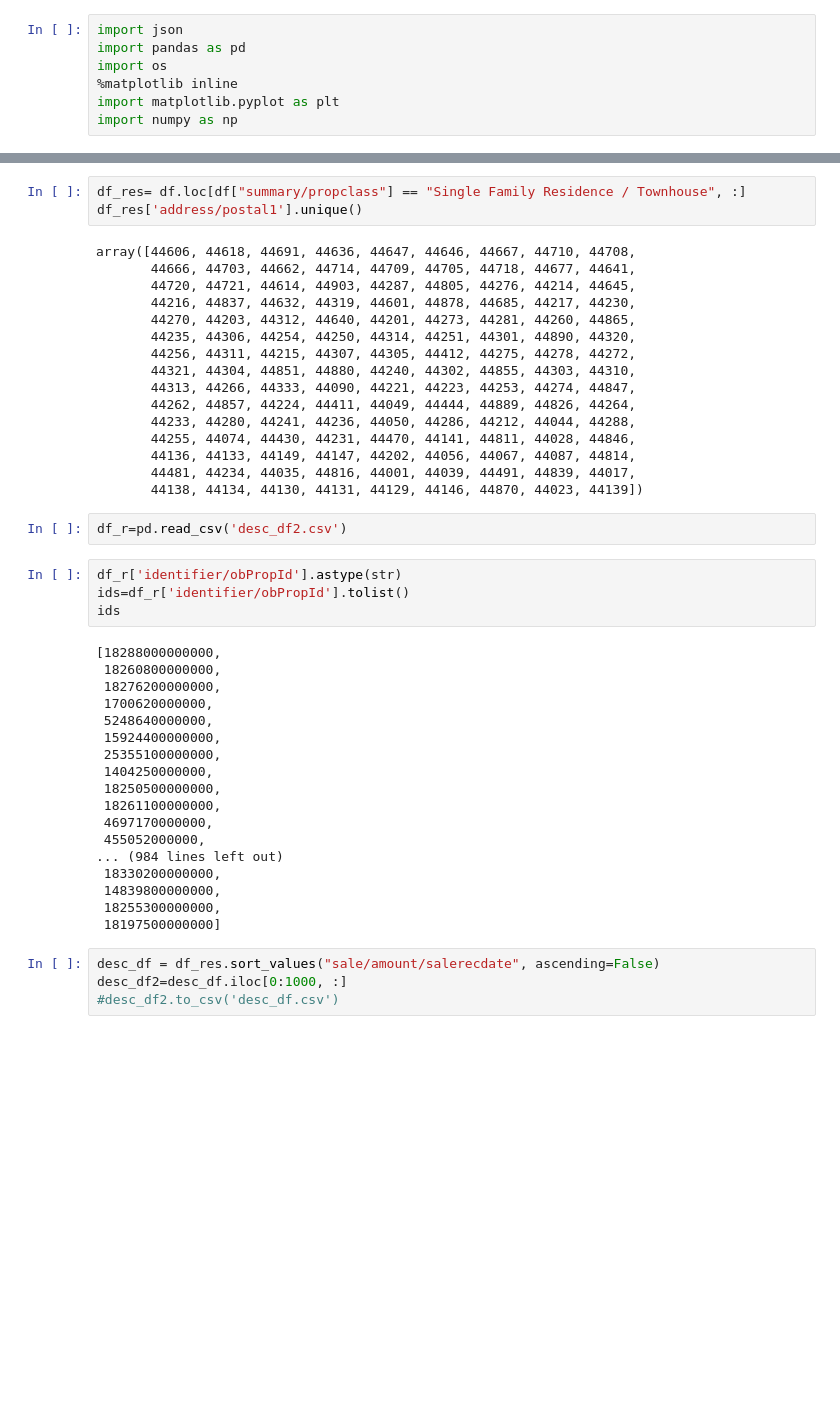
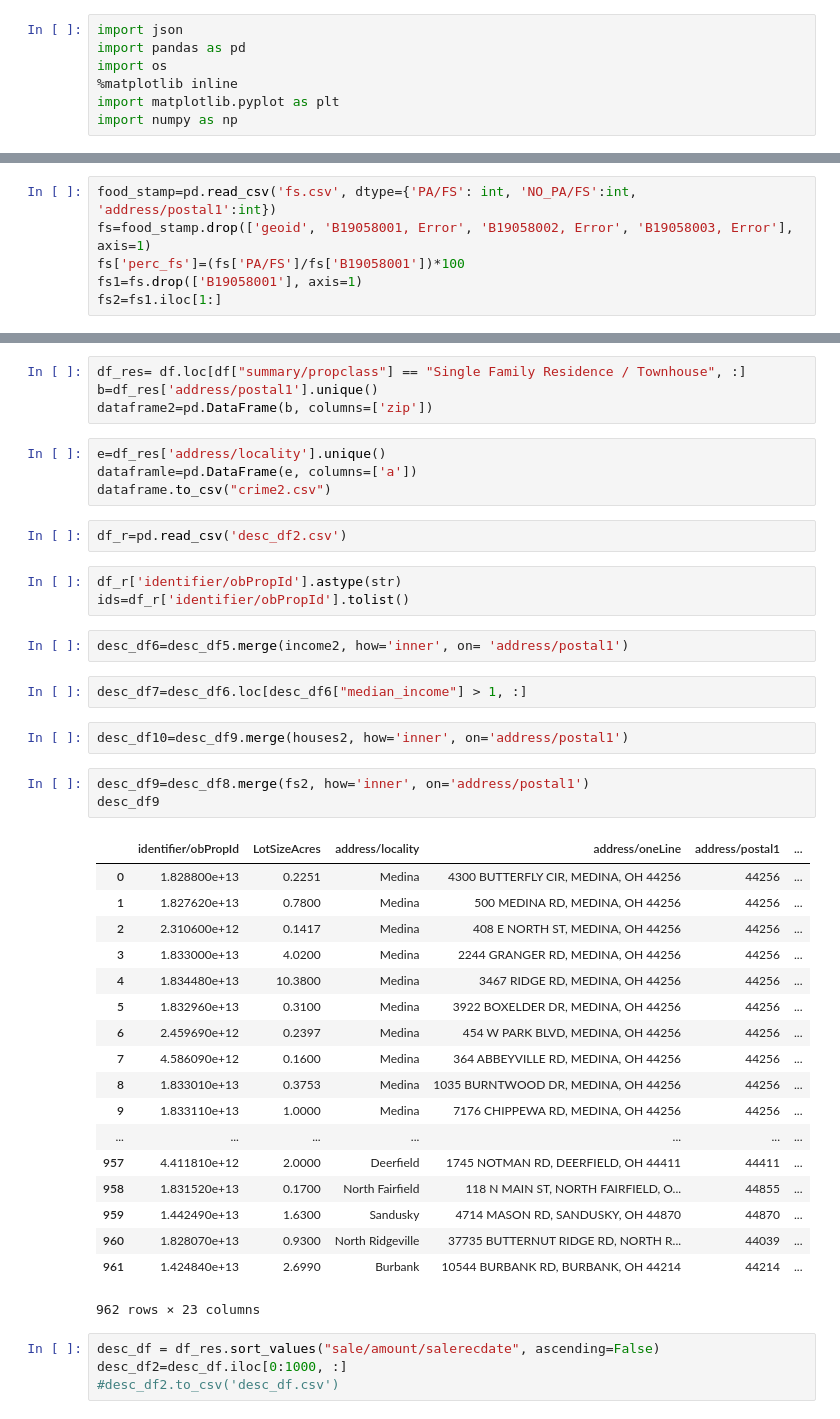
Before and after one commit to YKhmelnitskiy/Project-Real-Estate-Manager, a Jupyter notebook: RE.ipynb, the cells around one changed output, grey strips where cells are left out. Saved outputs shown, nothing was run; the diff lists cells and outputs as text; blank space fills up the shorter version.

```diff
--- a/RE.ipynb
+++ b/RE.ipynb
@@ -19,0 +40,6 @@ df.head()
+# %%
+food_stamp=pd.read_csv('fs.csv', dtype={'PA/FS': int, 'NO_PA/FS':int, 'address/postal1':int})
+fs=food_stamp.drop(['geoid', 'B19058001, Error', 'B19058002, Error', 'B19058003, Error'], axis=1)
+fs['perc_fs']=(fs['PA/FS']/fs['B19058001'])*100
+fs1=fs.drop(['B19058001'], axis=1)
+fs2=fs1.iloc[1:]
@@ -20,46 +51,44 @@ df.head()
 # %%
 df_res= df.loc[df["summary/propclass"] == "Single Family Residence / Townhouse", :]
-df_res['address/postal1'].unique()
+b=df_res['address/postal1'].unique()
+dataframe2=pd.DataFrame(b, columns=['zip'])
-# %% [output]
-array([44606, 44618, 44691, 44636, 44647, 44646, 44667, 44710, 44708,
-       44666, 44703, 44662, 44714, 44709, 44705, 44718, 44677, 44641,
-       44720, 44721, 44614, 44903, 44287, 44805, 44276, 44214, 44645,
-       44216, 44837, 44632, 44319, 44601, 44878, 44685, 44217, 44230,
-       44270, 44203, 44312, 44640, 44201, 44273, 44281, 44260, 44865,
-       44235, 44306, 44254, 44250, 44314, 44251, 44301, 44890, 44320,
-       44256, 44311, 44215, 44307, 44305, 44412, 44275, 44278, 44272,
-       44321, 44304, 44851, 44880, 44240, 44302, 44855, 44303, 44310,
-       44313, 44266, 44333, 44090, 44221, 44223, 44253, 44274, 44847,
-       44262, 44857, 44224, 44411, 44049, 44444, 44889, 44826, 44264,
-       44233, 44280, 44241, 44236, 44050, 44286, 44212, 44044, 44288,
-       44255, 44074, 44430, 44231, 44470, 44141, 44811, 44028, 44846,
-       44136, 44133, 44149, 44147, 44202, 44056, 44067, 44087, 44814,
-       44481, 44234, 44035, 44816, 44001, 44039, 44491, 44839, 44017,
-       44138, 44134, 44130, 44131, 44129, 44146, 44870, 44023, 44139])
+# %%
+e=df_res['address/locality'].unique()
+dataframle=pd.DataFrame(e, columns=['a'])
+dataframe.to_csv("crime2.csv")
 # %%
 df_r=pd.read_csv('desc_df2.csv')
 # %%
 df_r['identifier/obPropId'].astype(str)
 ids=df_r['identifier/obPropId'].tolist()
-ids
-# %% [output]
-[18288000000000,
- 18260800000000,
- 18276200000000,
- 1700620000000,
- 5248640000000,
- 15924400000000,
- 25355100000000,
- 1404250000000,
- 18250500000000,
- 18261100000000,
- 4697170000000,
- 455052000000,
-... (984 lines left out)
- 18330200000000,
- 14839800000000,
- 18255300000000,
- 18197500000000]
+# %%
+desc_df6=desc_df5.merge(income2, how='inner', on= 'address/postal1')
+# %%
+desc_df7=desc_df6.loc[desc_df6["median_income"] > 1, :]
+# %%
+desc_df10=desc_df9.merge(houses2, how='inner', on='address/postal1')
+# %%
+desc_df9=desc_df8.merge(fs2, how='inner', on='address/postal1')
+desc_df9
+# %% [output]
+|  | identifier/obPropId | LotSizeAcres | address/locality | address/oneLine | address/postal1 | ... |
+| 0 | 1.828800e+13 | 0.2251 | Medina | 4300 BUTTERFLY CIR, MEDINA, OH 44256 | 44256 | ... |
+| 1 | 1.827620e+13 | 0.7800 | Medina | 500 MEDINA RD, MEDINA, OH 44256 | 44256 | ... |
+| 2 | 2.310600e+12 | 0.1417 | Medina | 408 E NORTH ST, MEDINA, OH 44256 | 44256 | ... |
+| 3 | 1.833000e+13 | 4.0200 | Medina | 2244 GRANGER RD, MEDINA, OH 44256 | 44256 | ... |
+| 4 | 1.834480e+13 | 10.3800 | Medina | 3467 RIDGE RD, MEDINA, OH 44256 | 44256 | ... |
+| 5 | 1.832960e+13 | 0.3100 | Medina | 3922 BOXELDER DR, MEDINA, OH 44256 | 44256 | ... |
+| 6 | 2.459690e+12 | 0.2397 | Medina | 454 W PARK BLVD, MEDINA, OH 44256 | 44256 | ... |
+| 7 | 4.586090e+12 | 0.1600 | Medina | 364 ABBEYVILLE RD, MEDINA, OH 44256 | 44256 | ... |
+| 8 | 1.833010e+13 | 0.3753 | Medina | 1035 BURNTWOOD DR, MEDINA, OH 44256 | 44256 | ... |
+| 9 | 1.833110e+13 | 1.0000 | Medina | 7176 CHIPPEWA RD, MEDINA, OH 44256 | 44256 | ... |
+| ... | ... | ... | ... | ... | ... | ... |
+| 957 | 4.411810e+12 | 2.0000 | Deerfield | 1745 NOTMAN RD, DEERFIELD, OH 44411 | 44411 | ... |
+| 958 | 1.831520e+13 | 0.1700 | North Fairfield | 118 N MAIN ST, NORTH FAIRFIELD, O... | 44855 | ... |
+| 959 | 1.442490e+13 | 1.6300 | Sandusky | 4714 MASON RD, SANDUSKY, OH 44870 | 44870 | ... |
+| 960 | 1.828070e+13 | 0.9300 | North Ridgeville | 37735 BUTTERNUT RIDGE RD, NORTH R... | 44039 | ... |
+| 961 | 1.424840e+13 | 2.6990 | Burbank | 10544 BURBANK RD, BURBANK, OH 44214 | 44214 | ... |
+962 rows × 23 columns
 # %%
 desc_df = df_res.sort_values("sale/amount/salerecdate", ascending=False)
 desc_df2=desc_df.iloc[0:1000, :]
```
Also changed, not shown: parts of 22 cells of this notebook, 22 other files.
